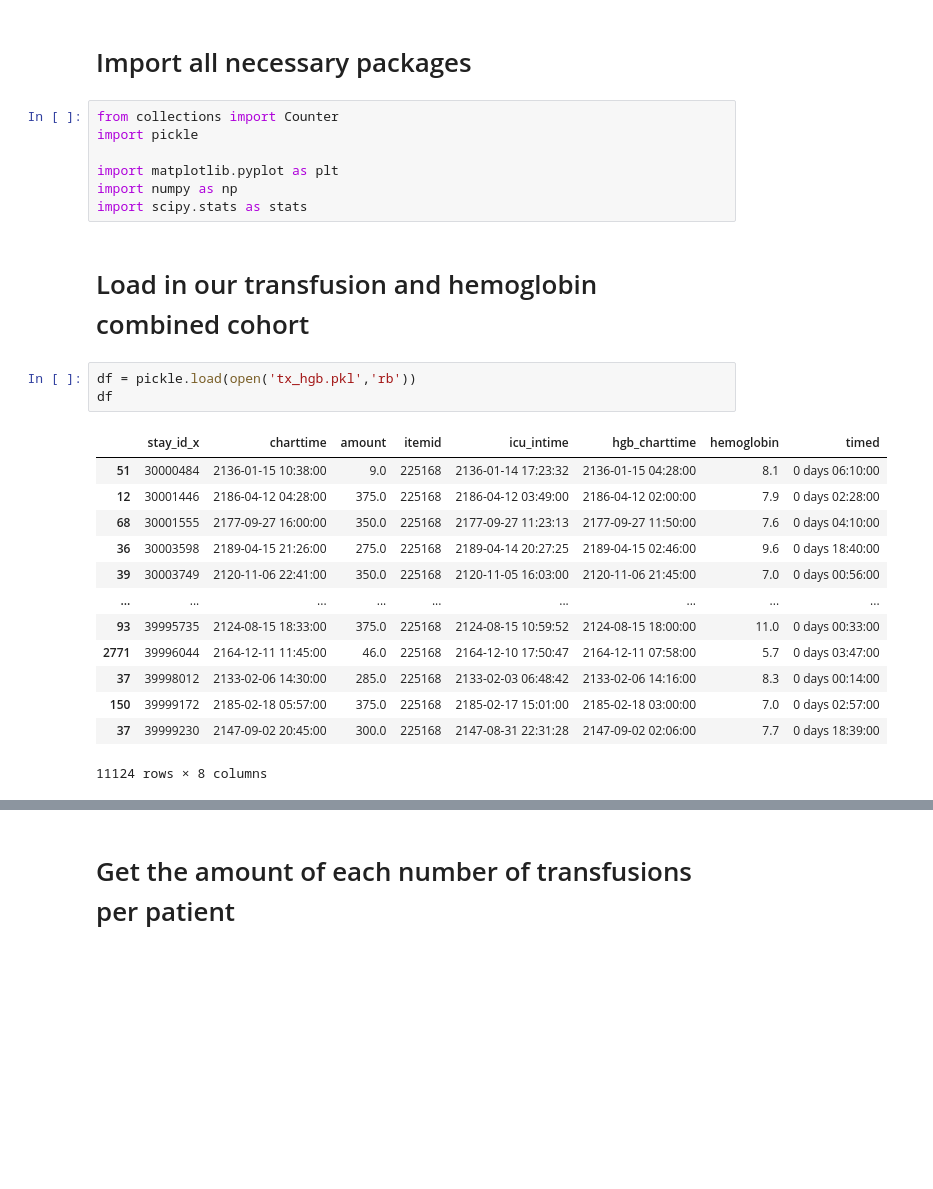
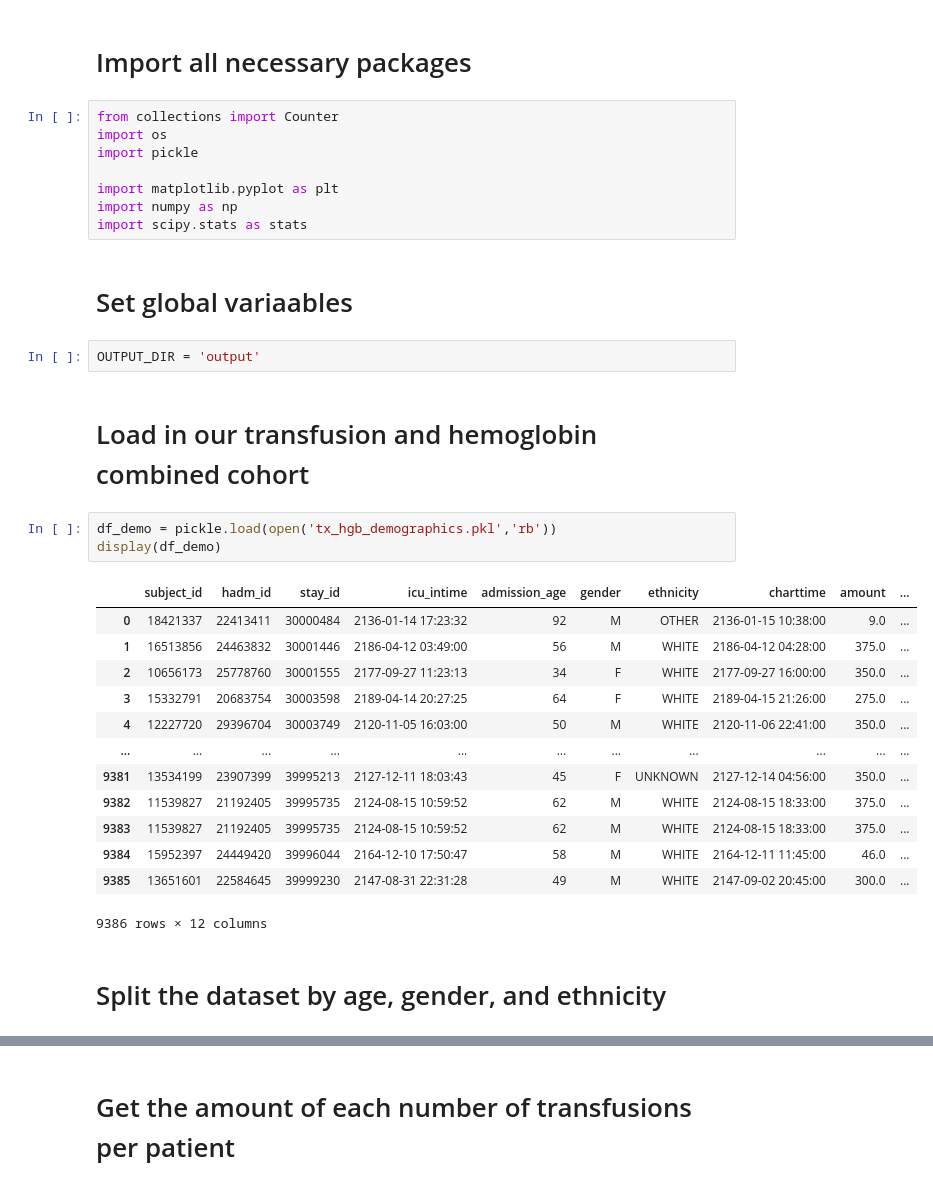
Before and after one commit to Lucas-Mc/tarragona-datathon-2022, a Jupyter notebook: tarragona_datathon_2022.ipynb, the cells around one changed output, grey strips where cells are left out. Drawn from its saved outputs; the diff is of its cells as text; blank space fills up the shorter version.

```diff
--- a/tarragona_datathon_2022.ipynb
+++ b/tarragona_datathon_2022.ipynb
@@ -2,27 +2,34 @@
 # Import all necessary packages
 # %%
 from collections import Counter
+import os
 import pickle
 
 import matplotlib.pyplot as plt
 import numpy as np
 import scipy.stats as stats
+# %% [markdown]
+# Set global variaables
+# %%
+OUTPUT_DIR = 'output'
 # %% [markdown]
 # Load in our transfusion and hemoglobin combined cohort
 # %%
-df = pickle.load(open('tx_hgb.pkl','rb'))
-df
+df_demo = pickle.load(open('tx_hgb_demographics.pkl','rb'))
+display(df_demo)
 # %% [output]
-|  | stay_id_x | charttime | amount | itemid | icu_intime | hgb_charttime | hemoglobin | timed |
-| 51 | 30000484 | 2136-01-15 10:38:00 | 9.0 | 225168 | 2136-01-14 17:23:32 | 2136-01-15 04:28:00 | 8.1 | 0 days 06:10:00 |
-| 12 | 30001446 | 2186-04-12 04:28:00 | 375.0 | 225168 | 2186-04-12 03:49:00 | 2186-04-12 02:00:00 | 7.9 | 0 days 02:28:00 |
-| 68 | 30001555 | 2177-09-27 16:00:00 | 350.0 | 225168 | 2177-09-27 11:23:13 | 2177-09-27 11:50:00 | 7.6 | 0 days 04:10:00 |
-| 36 | 30003598 | 2189-04-15 21:26:00 | 275.0 | 225168 | 2189-04-14 20:27:25 | 2189-04-15 02:46:00 | 9.6 | 0 days 18:40:00 |
-| 39 | 30003749 | 2120-11-06 22:41:00 | 350.0 | 225168 | 2120-11-05 16:03:00 | 2120-11-06 21:45:00 | 7.0 | 0 days 00:56:00 |
-| ... | ... | ... | ... | ... | ... | ... | ... | ... |
-| 93 | 39995735 | 2124-08-15 18:33:00 | 375.0 | 225168 | 2124-08-15 10:59:52 | 2124-08-15 18:00:00 | 11.0 | 0 days 00:33:00 |
-| 2771 | 39996044 | 2164-12-11 11:45:00 | 46.0 | 225168 | 2164-12-10 17:50:47 | 2164-12-11 07:58:00 | 5.7 | 0 days 03:47:00 |
-| 37 | 39998012 | 2133-02-06 14:30:00 | 285.0 | 225168 | 2133-02-03 06:48:42 | 2133-02-06 14:16:00 | 8.3 | 0 days 00:14:00 |
-| 150 | 39999172 | 2185-02-18 05:57:00 | 375.0 | 225168 | 2185-02-17 15:01:00 | 2185-02-18 03:00:00 | 7.0 | 0 days 02:57:00 |
-| 37 | 39999230 | 2147-09-02 20:45:00 | 300.0 | 225168 | 2147-08-31 22:31:28 | 2147-09-02 02:06:00 | 7.7 | 0 days 18:39:00 |
+|  | subject_id | hadm_id | stay_id | icu_intime | admission_age | gender | ethnicity | charttime | amount | ... |
+| 0 | 18421337 | 22413411 | 30000484 | 2136-01-14 17:23:32 | 92 | M | OTHER | 2136-01-15 10:38:00 | 9.0 | ... |
+| 1 | 16513856 | 24463832 | 30001446 | 2186-04-12 03:49:00 | 56 | M | WHITE | 2186-04-12 04:28:00 | 375.0 | ... |
+| 2 | 10656173 | 25778760 | 30001555 | 2177-09-27 11:23:13 | 34 | F | WHITE | 2177-09-27 16:00:00 | 350.0 | ... |
+| 3 | 15332791 | 20683754 | 30003598 | 2189-04-14 20:27:25 | 64 | F | WHITE | 2189-04-15 21:26:00 | 275.0 | ... |
+| 4 | 12227720 | 29396704 | 30003749 | 2120-11-05 16:03:00 | 50 | M | WHITE | 2120-11-06 22:41:00 | 350.0 | ... |
+| ... | ... | ... | ... | ... | ... | ... | ... | ... | ... | ... |
+| 9381 | 13534199 | 23907399 | 39995213 | 2127-12-11 18:03:43 | 45 | F | UNKNOWN | 2127-12-14 04:56:00 | 350.0 | ... |
+| 9382 | 11539827 | 21192405 | 39995735 | 2124-08-15 10:59:52 | 62 | M | WHITE | 2124-08-15 18:33:00 | 375.0 | ... |
+| 9383 | 11539827 | 21192405 | 39995735 | 2124-08-15 10:59:52 | 62 | M | WHITE | 2124-08-15 18:33:00 | 375.0 | ... |
+| 9384 | 15952397 | 24449420 | 39996044 | 2164-12-10 17:50:47 | 58 | M | WHITE | 2164-12-11 11:45:00 | 46.0 | ... |
+| 9385 | 13651601 | 22584645 | 39999230 | 2147-08-31 22:31:28 | 49 | M | WHITE | 2147-09-02 20:45:00 | 300.0 | ... |
-11124 rows × 8 columns
+9386 rows × 12 columns
+# %% [markdown]
+# Split the dataset by age, gender, and ethnicity
```
Also changed, not shown: parts of 8 cells of this notebook, 9 other files.
